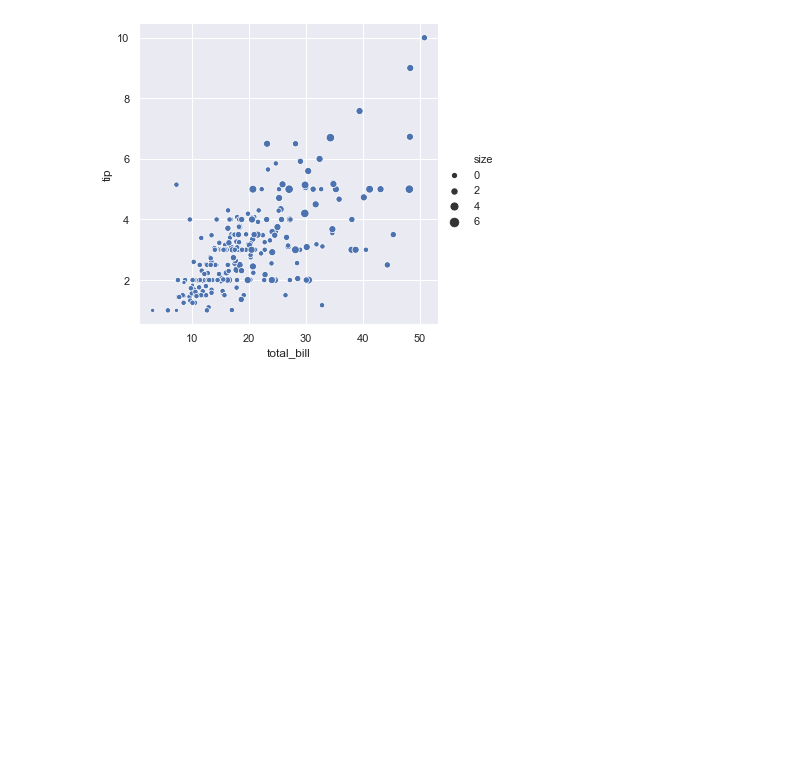
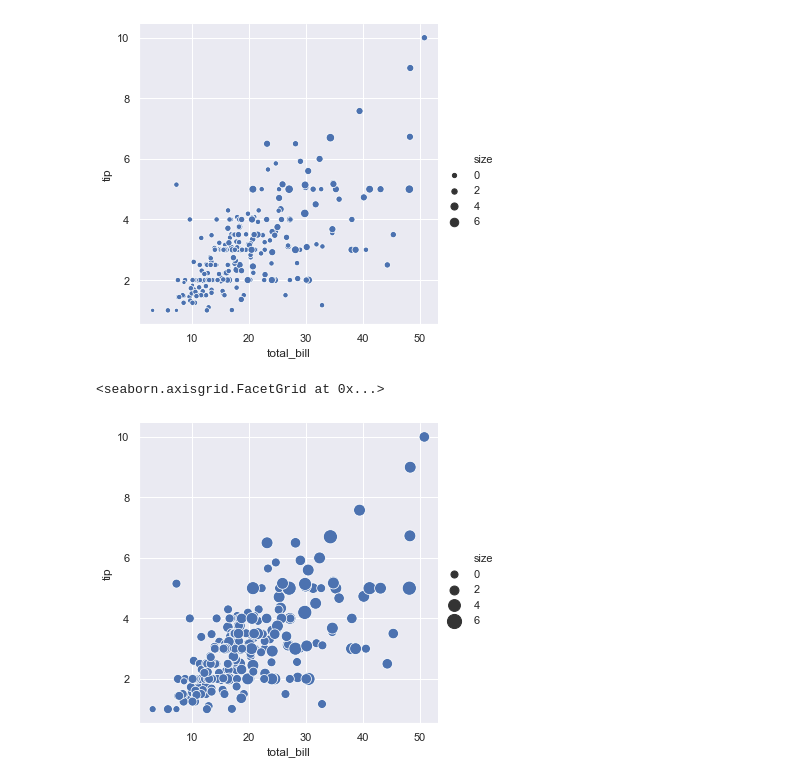
Before and after one commit to muranjan/test-repo, a Jupyter notebook: Seaborn.ipynb, the cells around one changed output. Drawn from its saved outputs; the diff is of its cells as text; code cells hidden in the pictures; blank space fills up the shorter version.

Commit message:
Add files via upload
New Changes with sizes

```diff
--- a/Seaborn.ipynb
+++ b/Seaborn.ipynb
@@ -52,3 +52,9 @@ sns.relplot(x="total_bill",y="tip",data=tips,size="size")
 # %% [output]
 <seaborn.axisgrid.FacetGrid at 0x...>
 [figure]
+# %%
+# we can use "size" param to increase the size of the circles
+sns.relplot(x="total_bill",y="tip",data=tips,size="size", sizes=(50,200))
+# %% [output]
+<seaborn.axisgrid.FacetGrid at 0x...>
+[figure, added]
```
